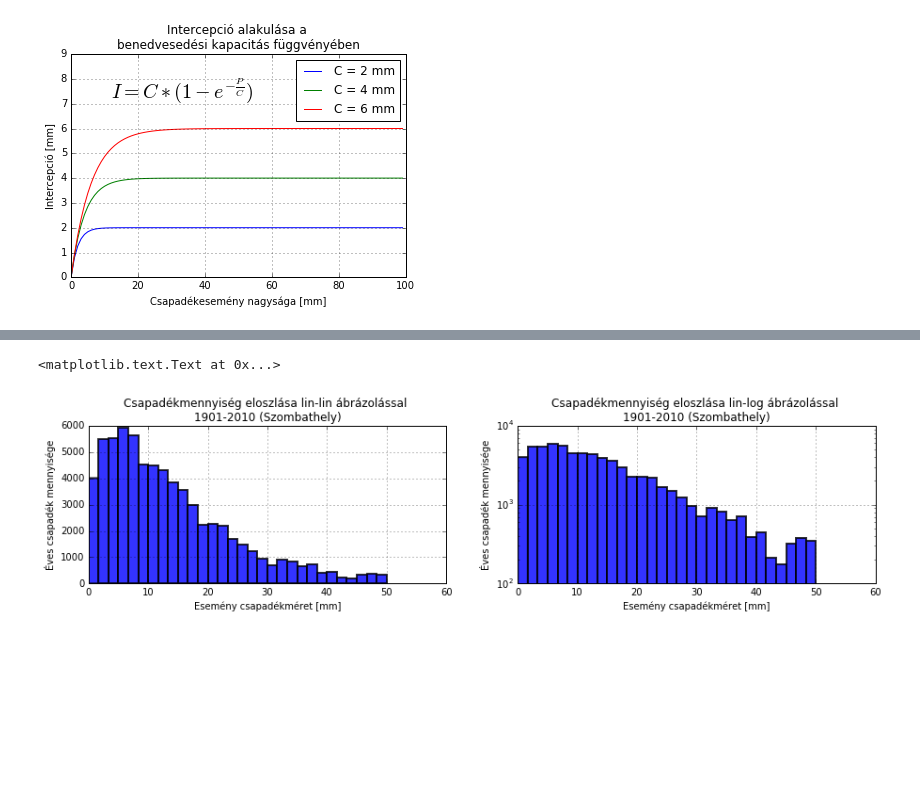
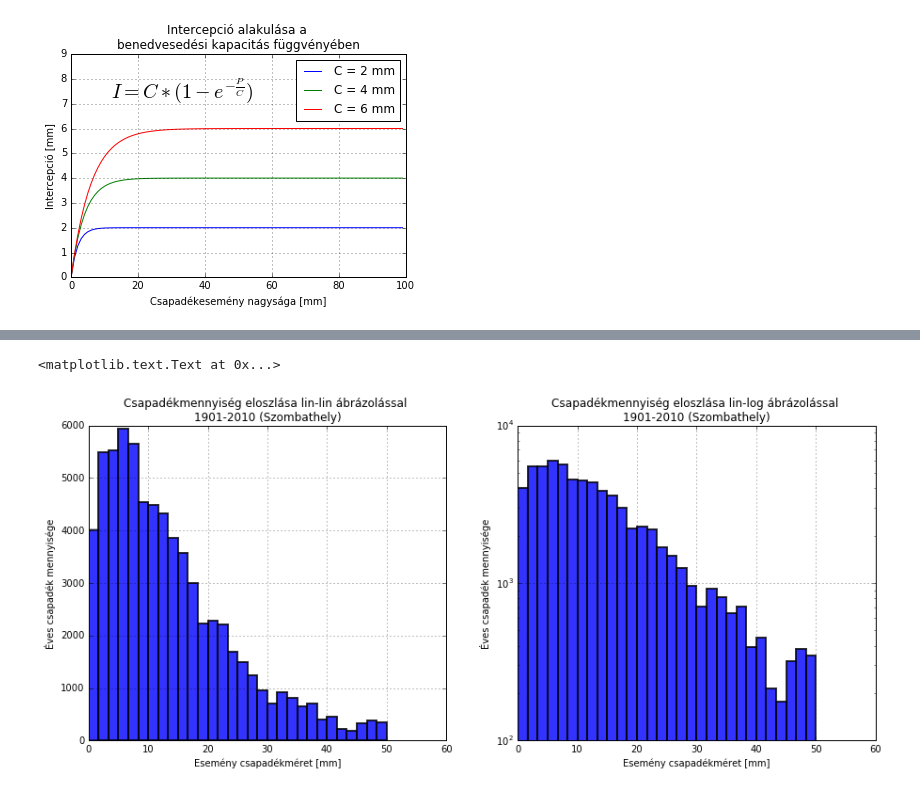
Before and after one commit to jsheperd/forest_water, a Jupyter notebook: interception.ipynb, the cells around one changed output, grey strips where cells are left out. Saved outputs shown, nothing was run; the diff lists cells and outputs as text; code cells hidden in the pictures; blank space fills up the shorter version.

```diff
--- a/interception.ipynb
+++ b/interception.ipynb
@@ -84,7 +84,7 @@ P = csapadék nagysága
 [figure]
 # %%
 # Csapadékesemények száma
-fig, ax = plt.subplots(figsize=(15,3))
+fig, ax = plt.subplots(figsize=(15,6))
 plt.subplot(121)
 plt.hist(x=szo_daily['d_rs'], bins=30, range=[0, 50], color='green', alpha=0.8, lw=2)
 plt.title(u'Csapadékesemények számának eloszlása 1901-2010\nlin-lin ábrázolással (Szombathely)')
@@ -134,8 +134,9 @@ plt.xlabel(u'Esemény csapadékméret [mm]')
 # %%
 # Csapadékesemények mennyiségi összegzése
-fig, ax = plt.subplots(figsize=(15,3))
+fig, ax = plt.subplots(figsize=(15,6))
 plt.subplot(121)
-plt.hist(x=szo_daily['d_rs'], bins=30, range=[0, 50], color='blue', alpha=0.8, lw=2, weights=szo_daily['d_rs'])
+plt.hist(x=szo_daily['d_rs'], bins=30, range=[0, 50], color='blue',
+         alpha=0.8, lw=2, weights=szo_daily['d_rs'])
 plt.grid(True)
 ticklines = ax.get_xticklines() + ax.get_yticklines()
 gridlines = ax.get_xgridlines() + ax.get_ygridlines()
@@ -151,35 +152,36 @@ for label in ticklabels:
     label.set_color('r')
     label.set_fontsize('medium')
 
 
 plt.title(u'Csapadékmennyiség eloszlása lin-lin ábrázolással \n1901-2010 (Szombathely)')
 plt.ylabel(u'Éves csapadék mennyisége')
 plt.xlabel(u'Esemény csapadékméret [mm]')
 plt.subplot(122)
 plt.yscale('log')
 
-plt.hist(x=szo_daily['d_rs'], bins=30, range=[0, 50], color='blue', alpha=0.8, lw=2, weights=szo_daily['d_rs'])
+plt.hist(x=szo_daily['d_rs'], bins=30, range=[0, 50], color='blue',
+         alpha=0.8, lw=2, weights=szo_daily['d_rs'])
 plt.grid(True)
 ticklines = ax.get_xticklines() + ax.get_yticklines()
 gridlines = ax.get_xgridlines() + ax.get_ygridlines()
 ticklabels = ax.get_xticklabels() + ax.get_yticklabels()
 
 for line in ticklines:
     line.set_linewidth(3)
 
 for line in gridlines:
     line.set_linestyle('-')
 
 for label in ticklabels:
     label.set_color('r')
     label.set_fontsize('medium')
 
 plt.title(u'Csapadékmennyiség eloszlása lin-log ábrázolással \n1901-2010 (Szombathely)')
 plt.ylabel(u'Éves csapadék mennyisége')
 plt.xlabel(u'Esemény csapadékméret [mm]')
 # %% [output]
 <matplotlib.text.Text at 0x...>
-[figure, old version]
+[figure, new version]
 # %%
 # intercepciós veszteség számítása eseményenként
 szo_daily['c2'] = map(makeInterceptor(2.0), szo_daily['d_rs'])
```
Also changed, not shown: parts of 4 cells of this notebook.
